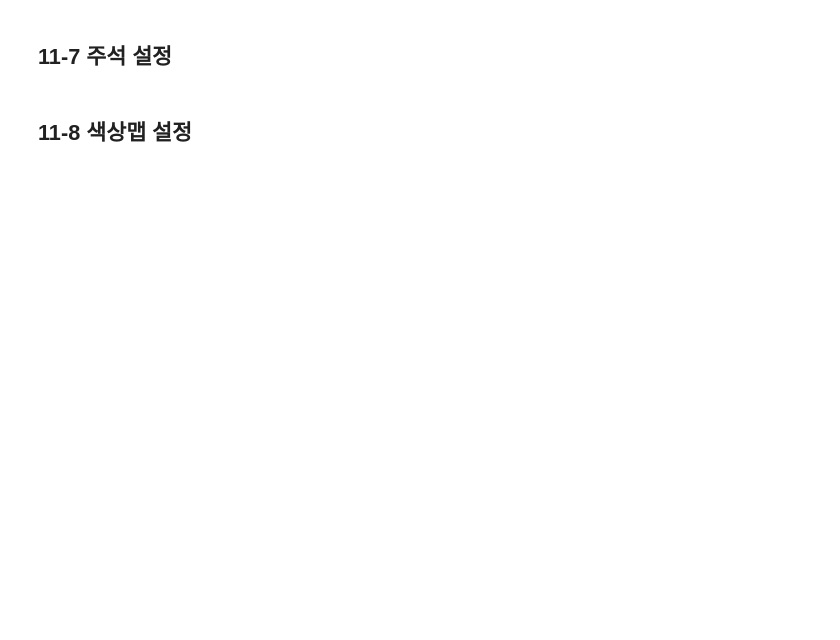
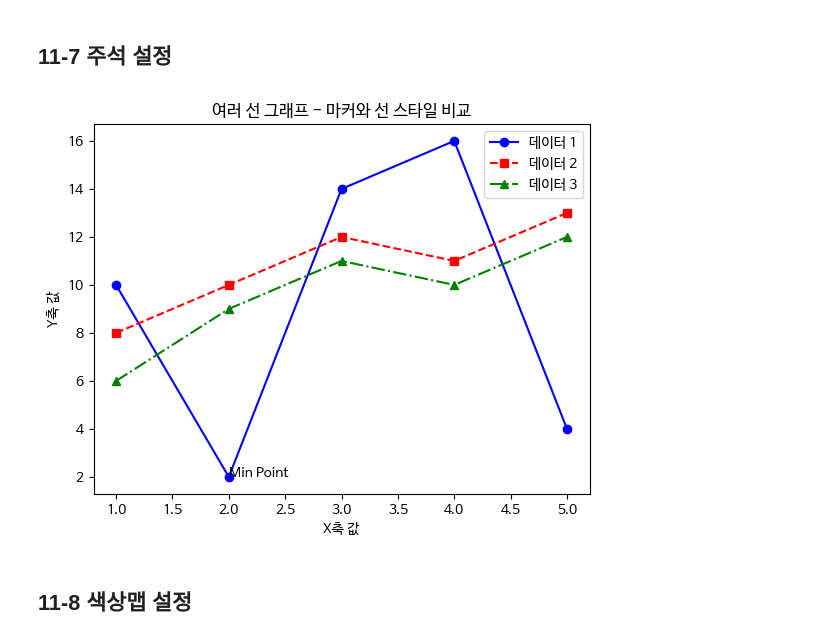
Before and after one commit to akatwinkle/bab_bab, a Jupyter notebook: 오픈소스_데이터_분석_11강.ipynb, the cells around one changed output. Drawn from its saved outputs; the diff is of its cells as text; code cells hidden in the pictures; blank space fills up the shorter version.

```diff
--- a/오픈소스_데이터_분석_11강.ipynb
+++ b/오픈소스_데이터_분석_11강.ipynb
@@ -177,29 +184,31 @@ plt.show()
 # %%
 import matplotlib.pyplot as plt
 
 ## 데이터 정의
 x = [1, 2, 3, 4, 5]
 y1 = [10, 2, 14, 16, 4]
 y2 = [8, 10, 12, 11, 13]
 y3 = [6, 9, 11, 10, 12]
 
 ## 여러 선 그래프 그리기
 plt.plot(x, y1, marker='o', linestyle='-', color='blue', label='데이터 1')
 plt.plot(x, y2, marker='s', linestyle='--', color='red', label='데이터 2')
 plt.plot(x, y3, marker='^', linestyle='-.', color='green', label='데이터 3')
 
 # 주석 추가
 # (2, 2) 위치에 Min Point 주석 추가
-
+plt.annotate('Min Point', xy=(2,2))
 ## 제목 및 축 레이블 설정
 plt.title("여러 선 그래프 - 마커와 선 스타일 비교")
 plt.xlabel("X축 값")
 plt.ylabel("Y축 값")
 
 # 범례 추가
 plt.legend()
 
 plt.show()
+# %% [output]
+[figure, added]
 # %% [markdown]
 ## 11-8 색상맵 설정
 # %%
```
Also changed, not shown: parts of 12 cells of this notebook.
